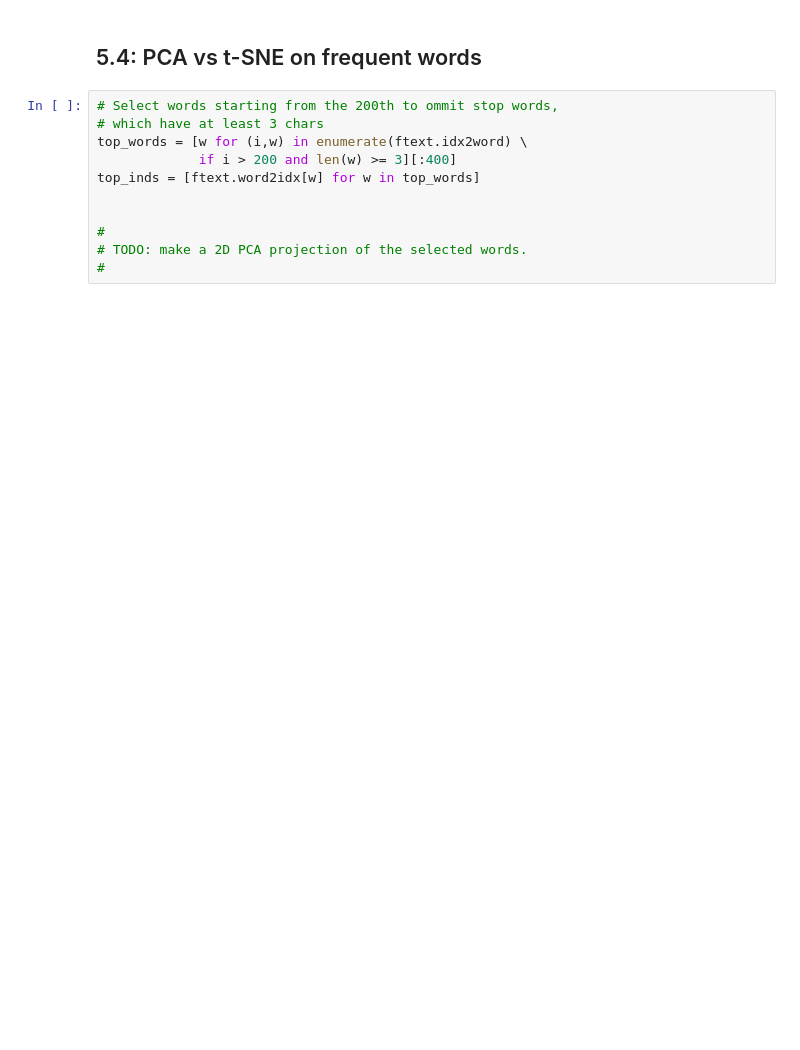
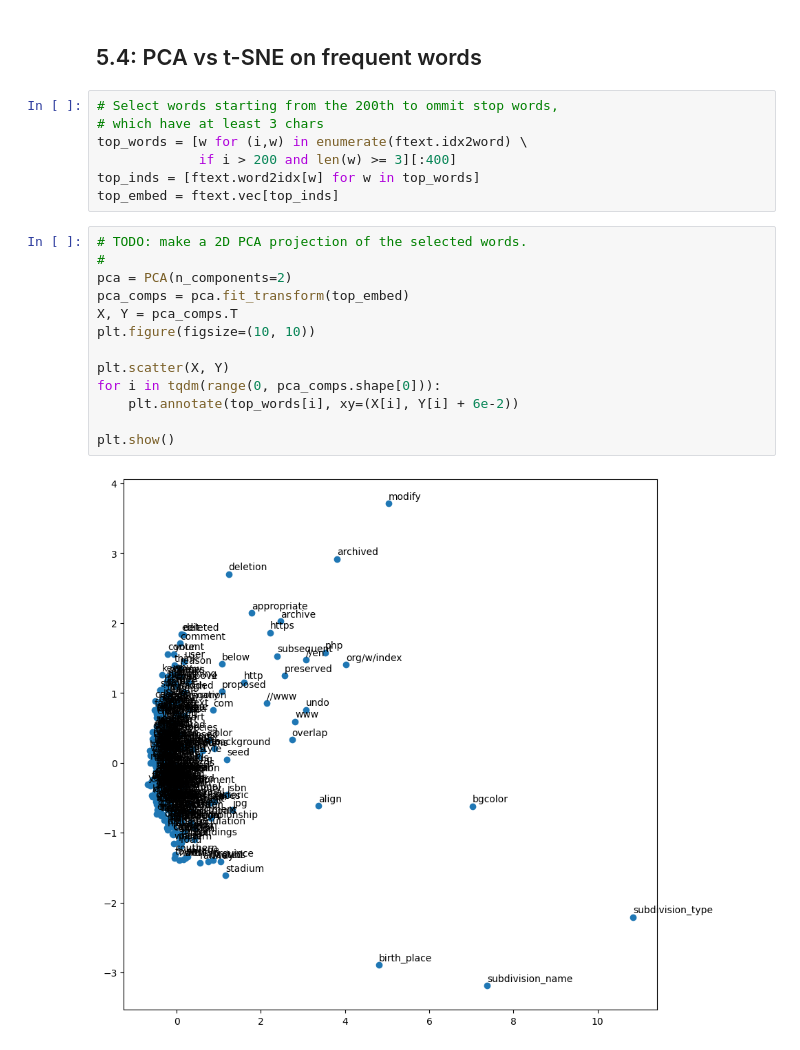
Before and after one commit to dmika1234/dl_uwr, a Jupyter notebook: Assignments/Assignment4/Assigment4.ipynb, the cells around one changed output. Cells and saved outputs as stored; diff of their text form; blank space fills up the shorter version.

```diff
--- a/Assignments/Assignment4/Assigment4.ipynb
+++ b/Assignments/Assignment4/Assigment4.ipynb
@@ -564,11 +613,22 @@ from sklearn.decomposition import PCA
 top_words = [w for (i,w) in enumerate(ftext.idx2word) \
              if i > 200 and len(w) >= 3][:400]
 top_inds = [ftext.word2idx[w] for w in top_words]
-
-
-#
-# TODO: make a 2D PCA projection of the selected words.
-#
+top_embed = ftext.vec[top_inds]
+# %%
+# TODO: make a 2D PCA projection of the selected words.
+#
+pca = PCA(n_components=2)
+pca_comps = pca.fit_transform(top_embed)
+X, Y = pca_comps.T
+plt.figure(figsize=(10, 10))
+
+plt.scatter(X, Y)
+for i in tqdm(range(0, pca_comps.shape[0])):
+    plt.annotate(top_words[i], xy=(X[i], Y[i] + 6e-2))
+
+plt.show()
+# %% [output]
+[figure, added]
 # %%
 from sklearn.manifold import TSNE
 
```
Also changed, not shown: parts of 12 cells of this notebook.
